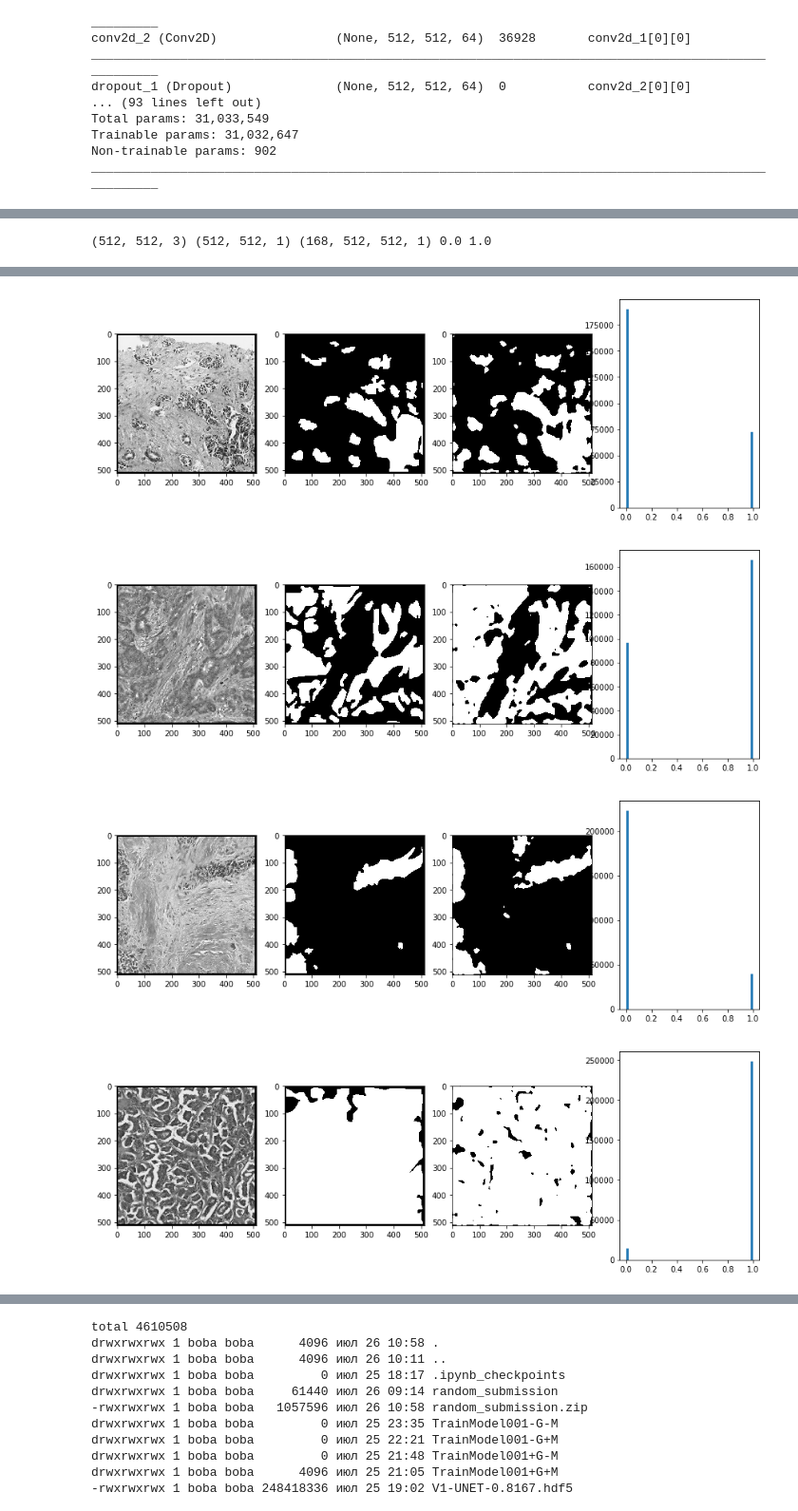
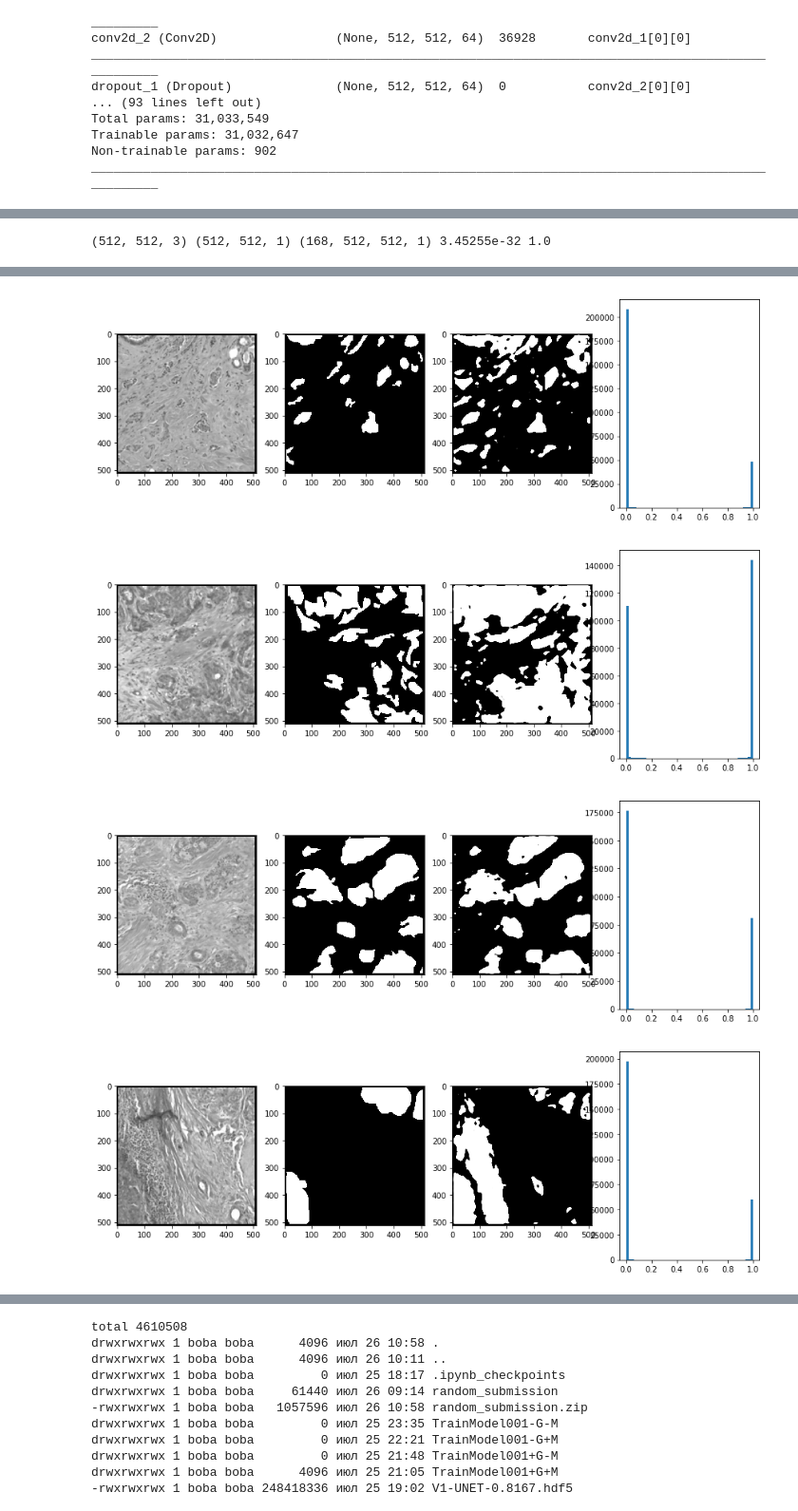
Before and after one commit to SorokinV/TopCoder-2017-07-Pathologic-Segmentation, a Jupyter notebook: Jupyter-Net/Konica-V1-UNet.ipynb, the cells around one changed output, grey strips where cells are left out. Shown at 95% size. Saved outputs shown, nothing was run; the diff lists cells and outputs as text; code cells hidden in the pictures.

```diff
--- a/Jupyter-Net/Konica-V1-UNet.ipynb
+++ b/Jupyter-Net/Konica-V1-UNet.ipynb
@@ -104,8 +104,8 @@ msk.shape, img.shape, img.min(), img.max(), msk.max(), #img[6:10,6:10], msk[6:10
 ((500, 500), (512, 512, 3), 0.0, 0.96862745098039216, 255)
 # %%
 flagGray = False
-Gauss    = False
-Median   = False
+Gauss    = 5
+Median   = 5
 if flagGray :
     trX, trY, trX0, trY0 = [], [], np.zeros((512,512,1)), np.zeros((512,512,1))
 else :
@@ -115,8 +115,8 @@ for xx in listTrain :
     img = cv.imread(os.path.join(dirTrain,xx),-1)
     if 1 and (Gauss or Median):
         for cc in range(img.shape[2]) :
-            if Gauss  : img[:,:,cc] = cv.GaussianBlur(img[:,:,cc],(3,3),0);
-            if Median : img[:,:,cc] = cv.medianBlur  (img[:,:,cc],5);
+            if Gauss  : img[:,:,cc] = cv.GaussianBlur(img[:,:,cc],(Gauss,Gauss),0);
+            if Median : img[:,:,cc] = cv.medianBlur  (img[:,:,cc],Median);
     xxm = os.path.splitext(xx)[0]+"_mask.png"
     msk = cv.imread(os.path.join(dirMask,xxm),-1)
     #print(img.mean(),msk.mean())
@@ -306,5 +337,5 @@ Wall time: 40.6 s
 # %%
-iii = 0
+iii = 10
 print(trX[0].shape,trY[0].shape,trP.shape,trP.min(),trP.max())
 for ii in range(iii,iii+10) :
     plt.figure(figsize=(15,5))
@@ -315,4 +346,4 @@ for ii in range(iii,iii+10) :
     plt.show()
 plt.close()
 # %% [output]
-(512, 512, 3) (512, 512, 1) (168, 512, 512, 1) 0.0 1.0
+(512, 512, 3) (512, 512, 1) (168, 512, 512, 1) 3.45255e-32 1.0
@@ -325,7 +356,7 @@ plt.close()
-[figure, old version]
+[figure, new version]
-[figure, old version]
+[figure, new version]
-[figure, old version]
+[figure, new version]
-[figure, old version]
+[figure, new version]
 # %%
 trP01 = trP
 trP01[trP>0.5] =1.0
```
Also changed, not shown: parts of 17 cells of this notebook, 1 other file.
